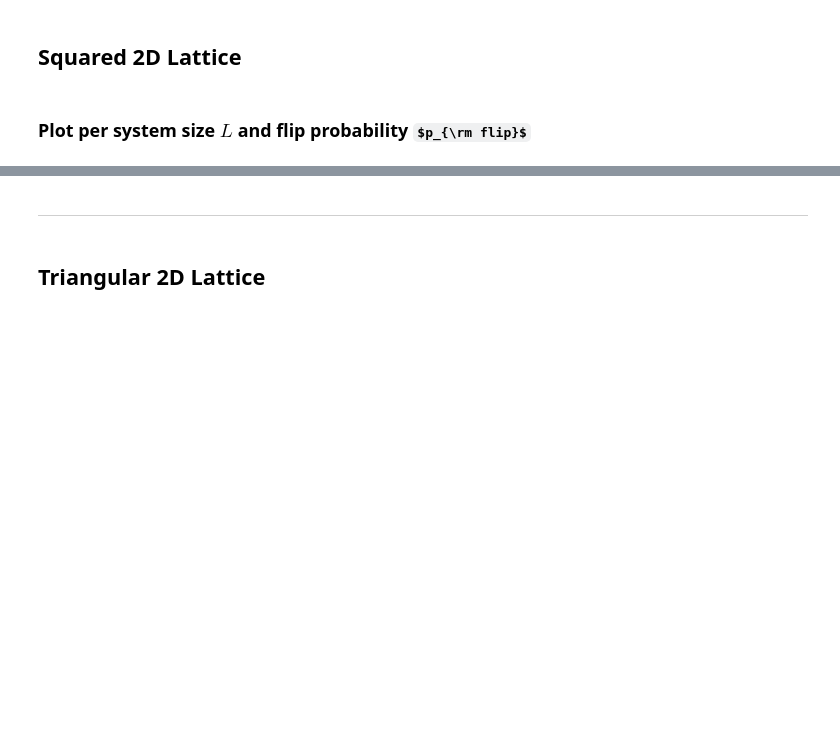
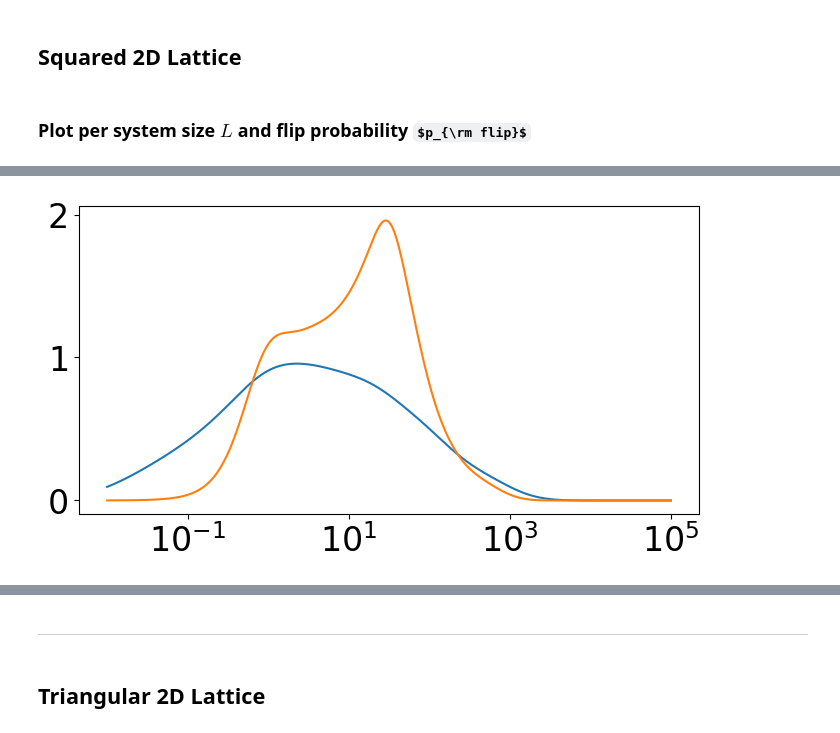
Before and after one commit to giulioiannelli/lrgsglib-public, a Jupyter notebook: notebooks/signed_lattice2d.ipynb, the cells around one changed output, grey strips where cells are left out. Saved outputs shown, nothing was run; the diff lists cells and outputs as text; code cells hidden in the pictures; some formulas as TeX source; blank space fills up the shorter version.

```diff
--- a/notebooks/signed_lattice2d.ipynb
+++ b/notebooks/signed_lattice2d.ipynb
@@ -155,4 +158,23 @@ KeyboardInterrupt:
 # %%
 taudist = np.concatenate([t[i] for i in extrema_idx_list])
+# %%
+from scipy import fft
+t = np.logspace(-2, TAUSTOPEXT, STEPS)
+c = np.fromfile("data/l2d_squared/N=3600_navg=47/p=0.1_Sm1.bin").reshape(47, STEPS)
+c =np.log(3600) * np.diff(c, axis=1)/np.diff(np.log(t))
+cAvg = c.mean(axis=0)
+dln = np.log(t[1]/t[0])
+offset = fft.fhtoffset(dln, mu=0)
+k = np.exp(offset)/t[::-1]
+# for rep in c[:4]:
+#     plt.plot(t[:-1], rep)
+#     fht = fft.fht(rep, dln, mu=0)
+#     plt.plot(k[:-1], fht)
+plt.figure(figsize=(8, 4))
+plt.plot(t[:-1], np.convolve(c[1], c[10], 'same')/np.max(np.convolve(c[1], c[2], 'same')))
+plt.plot(t[:-1], cAvg)
+plt.xscale('log')
+# %% [output]
+[figure, added]
 # %%
 taudist
```
Also changed, not shown: parts of 7 cells of this notebook, 3 other files.
